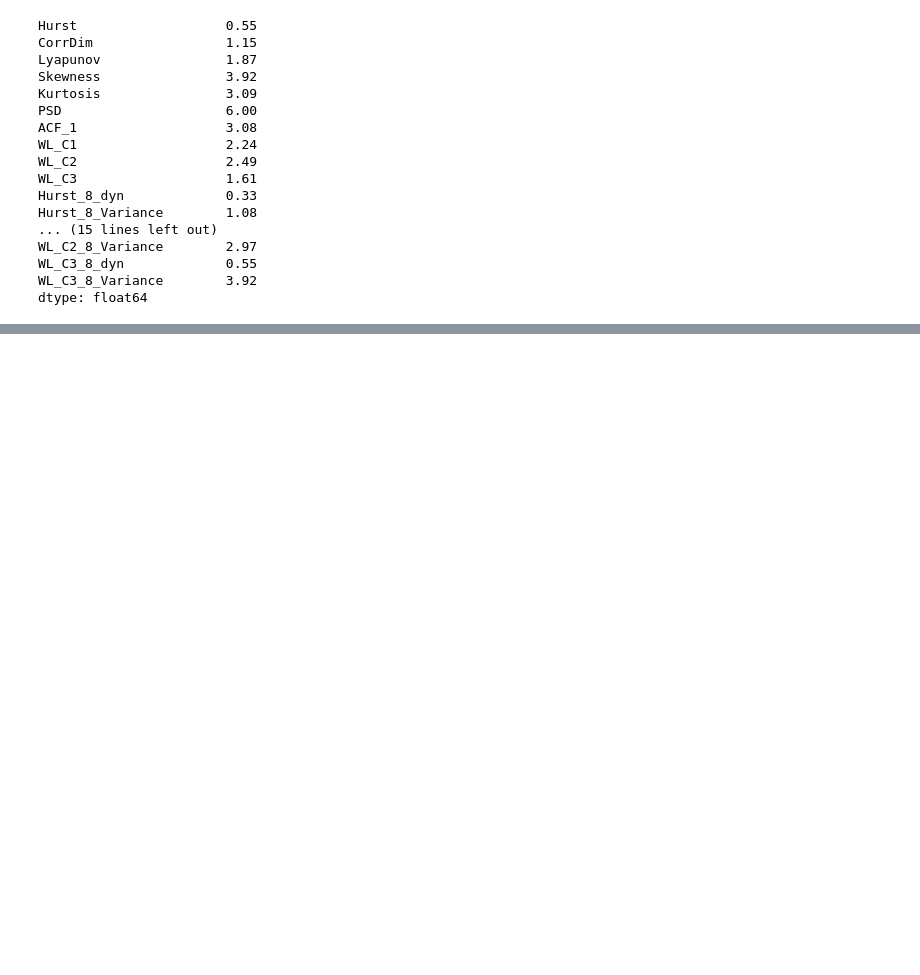
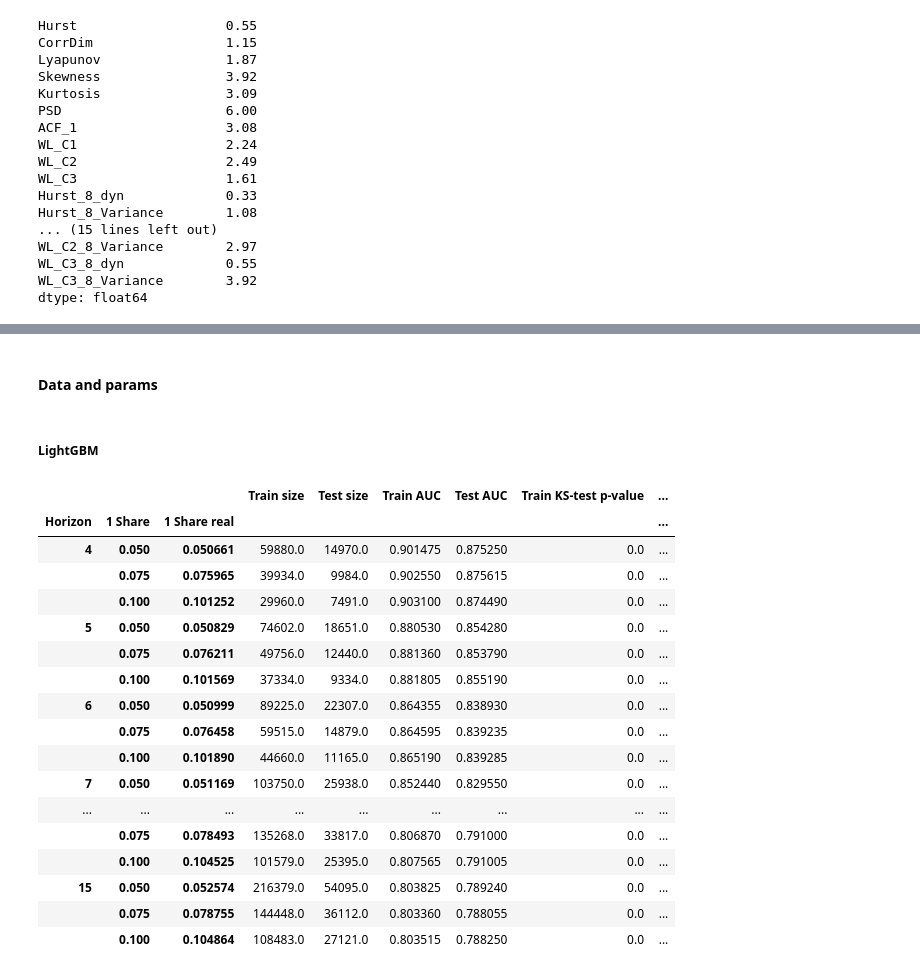
Before and after one commit to lebedevaale/early_warning_model, a Jupyter notebook: modelling.ipynb, the cells around one changed output, grey strips where cells are left out. Cells and saved outputs as stored; diff of their text form; code cells hidden in the pictures; blank space fills up the shorter version.

Commit message:
Calculated GB models  for solar data

```diff
--- a/modelling.ipynb
+++ b/modelling.ipynb
@@ -643,0 +678,50 @@ dtype: float64
+# %% [markdown]
+#### Data and params
+# %%
+# Fix params for the boostrap
+target = 'Flag'
+horizons = list(range(4, 16))
+shares = np.linspace(0.05, 0.1, 3)
+states = list(range(0, 10000, 50))
+# horizons = [15]
+# shares = [0.05]
+# states = [0]
+path = 'Params_solar'
+
+# Read dataset
+data_logdyn = pd.read_parquet('Data/solar_metrics.parquet')
+# %% [markdown]
+##### LightGBM
+# %%
+# Choose binary target and other parameters
+model = 'LightGBM'
+
+# Iterate over the chosen parameters and optimize classification models, then save all the results to the dataframe
+res = fun.model(data_logdyn, target, horizons, shares, states, model = model, target_metric = 'Precision')
+
+# Save results and create pivot based on the horizon and 1 share parameters
+coeffs_cols = data_logdyn.columns.drop(['Volume', 'MA100', 'MV100', 'Rise', 'Distance', 'Index', 'Ticker'])
+res_means = fun.save_results(res,
+                             list(coeffs_cols),
+                             model = model,
+                             path = path)
+res_means
+# %% [output]
+|  |  |  | Train size | Test size | Train AUC | Test AUC | Train KS-test p-value | ... |
+| Horizon | 1 Share | 1 Share real |  |  |  |  |  | ... |
+| 4 | 0.050 | 0.050661 | 59880.0 | 14970.0 | 0.901475 | 0.875250 | 0.0 | ... |
+|  | 0.075 | 0.075965 | 39934.0 | 9984.0 | 0.902550 | 0.875615 | 0.0 | ... |
+|  | 0.100 | 0.101252 | 29960.0 | 7491.0 | 0.903100 | 0.874490 | 0.0 | ... |
+| 5 | 0.050 | 0.050829 | 74602.0 | 18651.0 | 0.880530 | 0.854280 | 0.0 | ... |
+|  | 0.075 | 0.076211 | 49756.0 | 12440.0 | 0.881360 | 0.853790 | 0.0 | ... |
+|  | 0.100 | 0.101569 | 37334.0 | 9334.0 | 0.881805 | 0.855190 | 0.0 | ... |
+| 6 | 0.050 | 0.050999 | 89225.0 | 22307.0 | 0.864355 | 0.838930 | 0.0 | ... |
+|  | 0.075 | 0.076458 | 59515.0 | 14879.0 | 0.864595 | 0.839235 | 0.0 | ... |
+|  | 0.100 | 0.101890 | 44660.0 | 11165.0 | 0.865190 | 0.839285 | 0.0 | ... |
+| 7 | 0.050 | 0.051169 | 103750.0 | 25938.0 | 0.852440 | 0.829550 | 0.0 | ... |
+| ... | ... | ... | ... | ... | ... | ... | ... | ... |
+|  | 0.075 | 0.078493 | 135268.0 | 33817.0 | 0.806870 | 0.791000 | 0.0 | ... |
+|  | 0.100 | 0.104525 | 101579.0 | 25395.0 | 0.807565 | 0.791005 | 0.0 | ... |
+| 15 | 0.050 | 0.052574 | 216379.0 | 54095.0 | 0.803825 | 0.789240 | 0.0 | ... |
+|  | 0.075 | 0.078755 | 144448.0 | 36112.0 | 0.803360 | 0.788055 | 0.0 | ... |
+|  | 0.100 | 0.104864 | 108483.0 | 27121.0 | 0.803515 | 0.788250 | 0.0 | ... |
```
Also changed, not shown: parts of 24 cells of this notebook, 12 other files.
